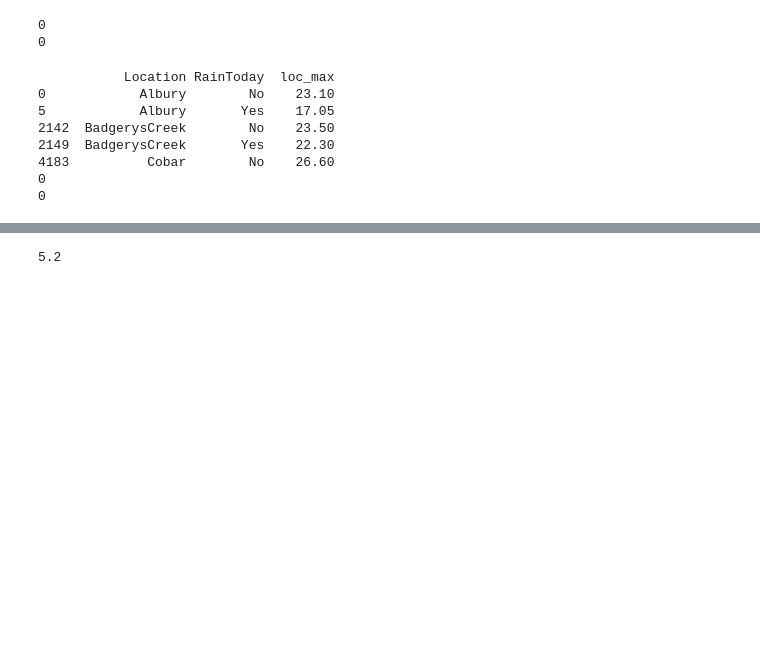
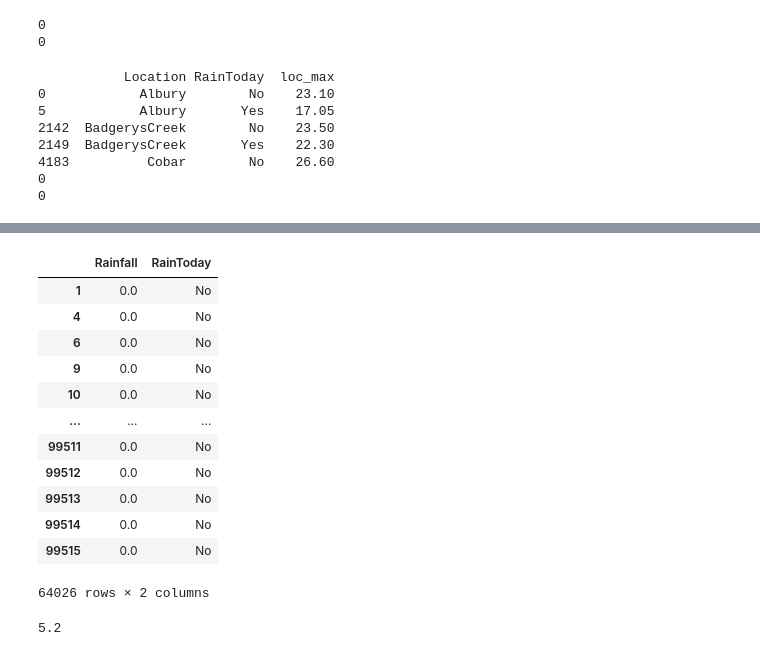
Before and after one commit to sanjeev-kallepalli/training, a Jupyter notebook: log_regression.ipynb, the cells around one changed output, grey strips where cells are left out. Saved outputs shown, nothing was run; the diff lists cells and outputs as text; code cells hidden in the pictures; blank space fills up the shorter version.

```diff
--- a/log_regression.ipynb
+++ b/log_regression.ipynb
@@ -232,3 +271,21 @@ data[['Rainfall', 'RainToday']].sample(20)
+# %%
+data.loc[(data['Rainfall'].isnull())&(data['RainToday']=='No'), 'Rainfall'] = 0
+data.loc[(data['Rainfall']==0)&(data['RainToday']=='No'), ['Rainfall', 'RainToday']]
+# test.loc[(test['Rainfall'].isnull())&(test['RainToday']=='No'), 'Rainfall'] = 0
+# %% [output]
+|  | Rainfall | RainToday |
+| 1 | 0.0 | No |
+| 4 | 0.0 | No |
+| 6 | 0.0 | No |
+| 9 | 0.0 | No |
+| 10 | 0.0 | No |
+| ... | ... | ... |
+| 99511 | 0.0 | No |
+| 99512 | 0.0 | No |
+| 99513 | 0.0 | No |
+| 99514 | 0.0 | No |
+| 99515 | 0.0 | No |
+64026 rows × 2 columns
 # %%
 data['Rainfall'][(data['Rainfall']>0)&(data['RainToday']=='Yes')].median()
 # %% [output]
```
Also changed, not shown: parts of 19 cells of this notebook.
